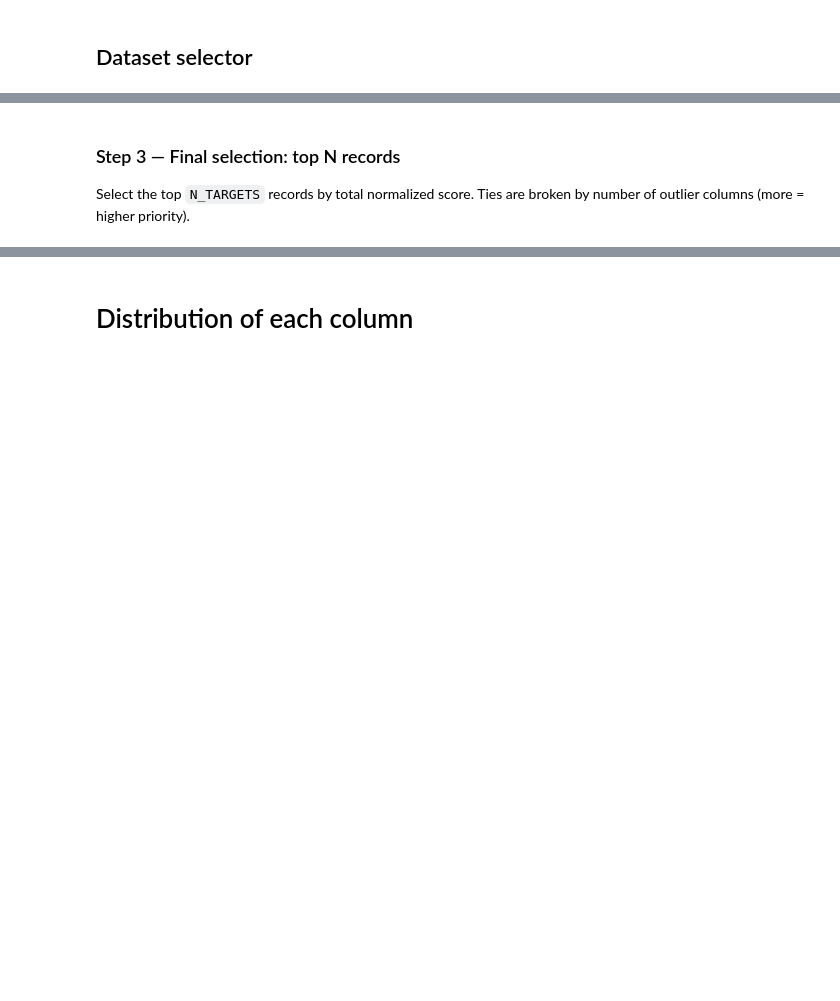
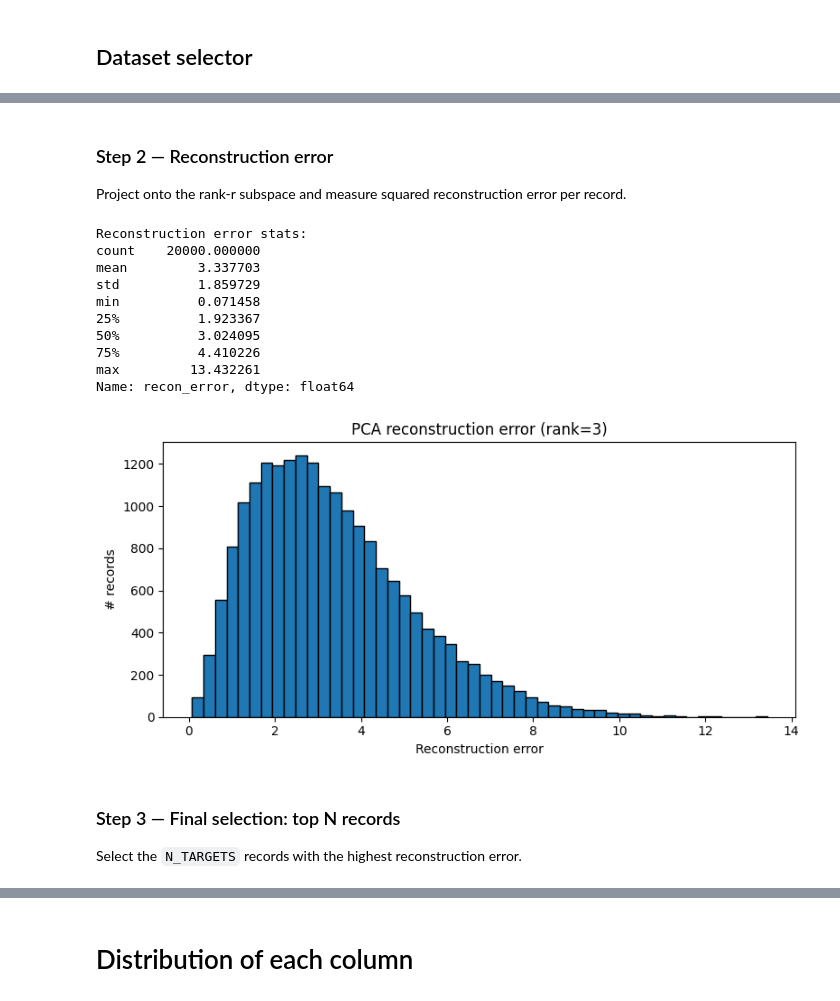
Before and after one commit to SDC4Society/synthetic_data_release, a Jupyter notebook: notebooks/select_mia_target_artificial_lowrank.ipynb, the cells around one changed output, grey strips where cells are left out. Saved outputs shown, nothing was run; the diff lists cells and outputs as text; code cells hidden in the pictures; blank space fills up the shorter version.

```diff
--- a/notebooks/select_mia_target_artificial_lowrank.ipynb
+++ b/notebooks/select_mia_target_artificial_lowrank.ipynb
@@ -125,6 +109,39 @@ display(
+# %% [markdown]
+### Step 2 — Reconstruction error
+
+Project onto the rank-r subspace and measure squared reconstruction error per record.
+# %%
+pca = PCA(n_components=TARGET_RANK)
+X_reduced = pca.fit_transform(X_std)
+X_reconstructed = pca.inverse_transform(X_reduced)
+recon_error = np.sum((X_std - X_reconstructed) ** 2, axis=1)
+
+df["recon_error"] = recon_error
+
+print("Reconstruction error stats:")
+print(df["recon_error"].describe())
+
+fig, ax = plt.subplots(figsize=(8, 4))
+ax.hist(recon_error, bins=50, edgecolor="black")
+ax.set_xlabel("Reconstruction error")
+ax.set_ylabel("# records")
+ax.set_title(f"PCA reconstruction error (rank={TARGET_RANK})")
+plt.tight_layout()
+plt.show()
+# %% [output]
+Reconstruction error stats:
+count    20000.000000
+mean         3.337703
+std          1.859729
+min          0.071458
+25%          1.923367
+50%          3.024095
+75%          4.410226
+max         13.432261
+Name: recon_error, dtype: float64
+[figure, added]
 # %% [markdown]
 ### Step 3 — Final selection: top N records
 
-Select the top `N_TARGETS` records by total normalized score.
-Ties are broken by number of outlier columns (more = higher priority).
+Select the `N_TARGETS` records with the highest reconstruction error.
 # %%
```
Also changed, not shown: parts of 13 cells of this notebook, 3 other files.
